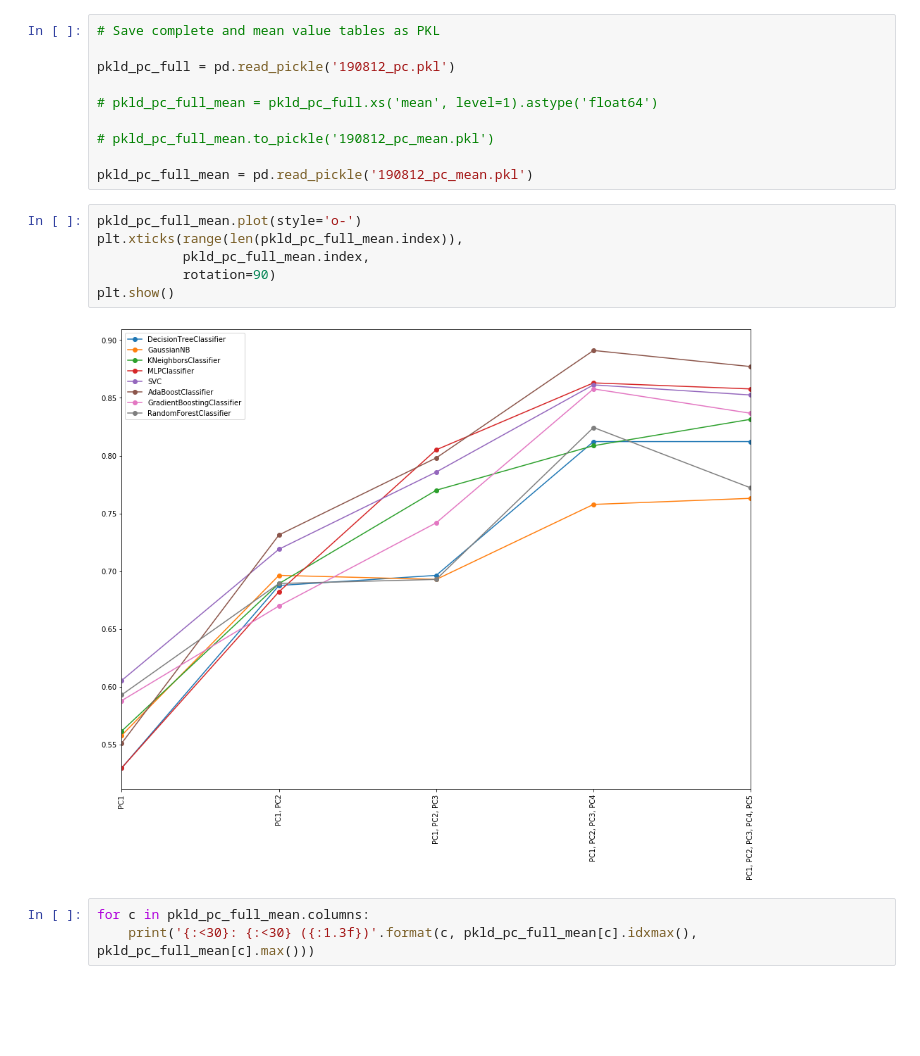
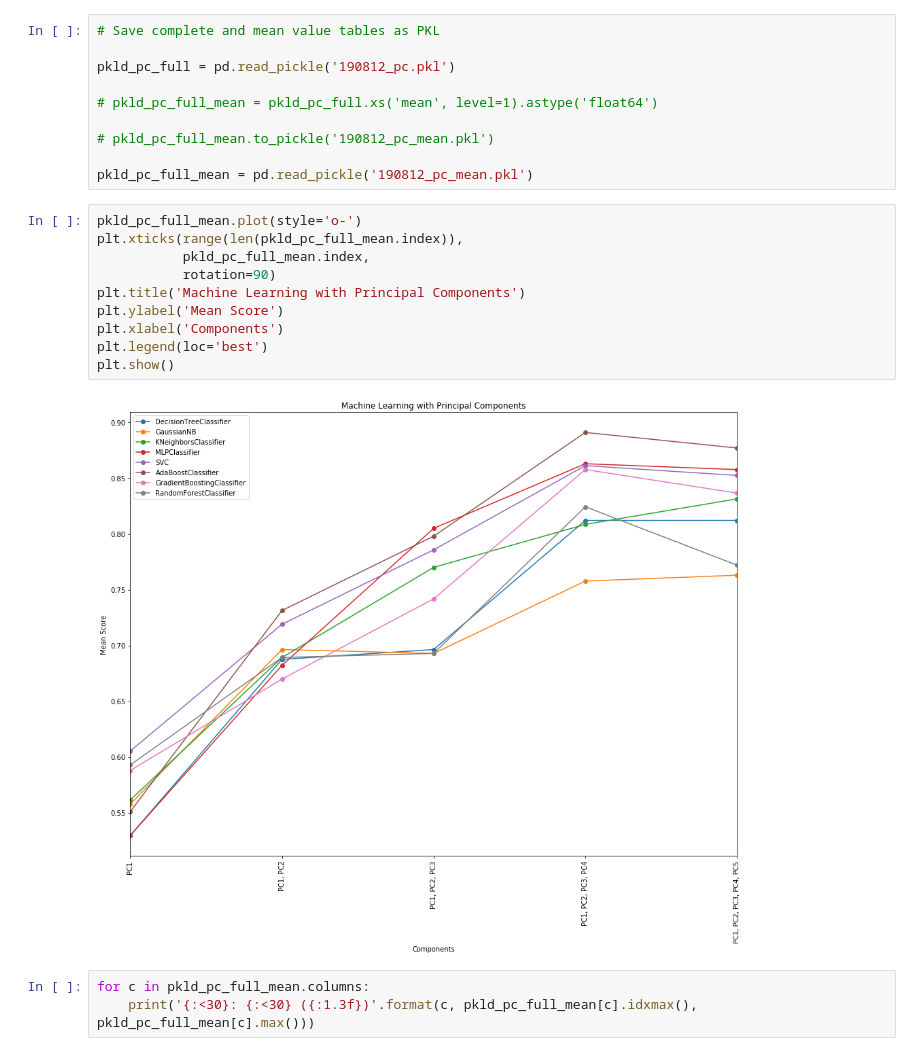
Before and after one commit to markcapece/dementia, a Jupyter notebook: MRI_and_Alzheimers.ipynb, the cells around one changed output. Cells and saved outputs as stored; diff of their text form; blank space fills up the shorter version.

```diff
--- a/MRI_and_Alzheimers.ipynb
+++ b/MRI_and_Alzheimers.ipynb
@@ -601,11 +600,15 @@ pkld_pc_full_mean = pd.read_pickle('190812_pc_mean.pkl')
 # %%
 pkld_pc_full_mean.plot(style='o-')
 plt.xticks(range(len(pkld_pc_full_mean.index)),
            pkld_pc_full_mean.index,
            rotation=90)
+plt.title('Machine Learning with Principal Components')
+plt.ylabel('Mean Score')
+plt.xlabel('Components')
+plt.legend(loc='best')
 plt.show()
 # %% [output]
-[figure, old version]
+[figure, new version]
 # %%
 for c in pkld_pc_full_mean.columns:
     print('{:<30}: {:<30} ({:1.3f})'.format(c, pkld_pc_full_mean[c].idxmax(), pkld_pc_full_mean[c].max()))
```
Also changed, not shown: parts of 19 cells of this notebook.
